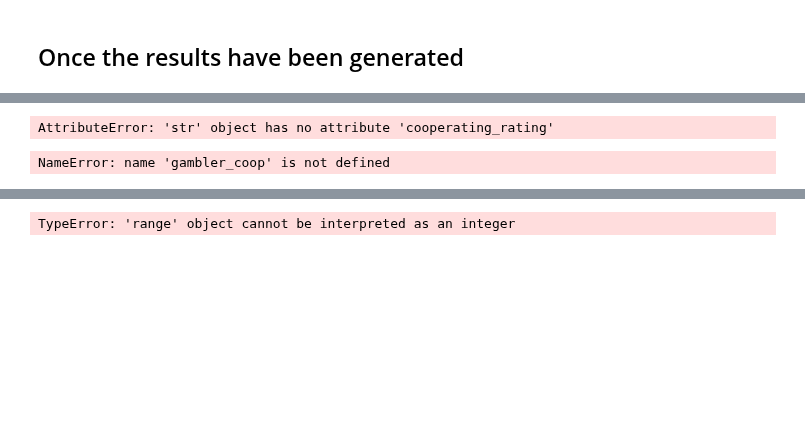
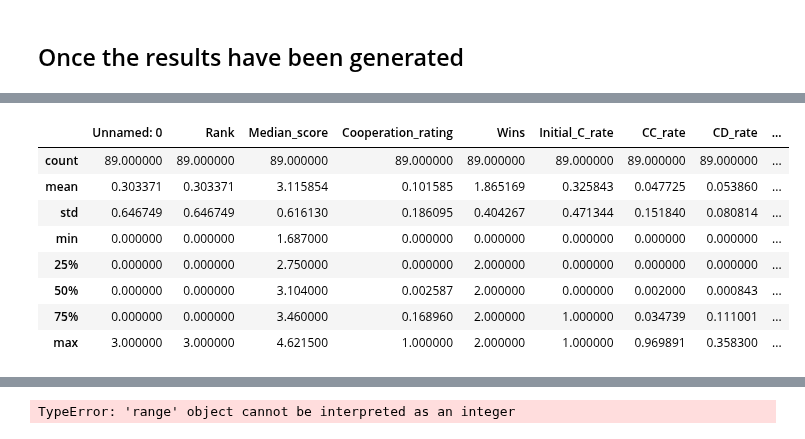
Before and after one commit to Nikoleta-v3/Memory-size-in-the-prisoners-dilemma, a Jupyter notebook: nbs/Analysis of Gambler and best responses.ipynb, the cells around one changed output, grey strips where cells are left out. Cells and saved outputs as stored; diff of their text form; code cells hidden in the pictures; blank space fills up the shorter version.

```diff
--- a/nbs/Analysis of Gambler and best responses.ipynb
+++ b/nbs/Analysis of Gambler and best responses.ipynb
@@ -137,9 +139,12 @@ gamblers_results = results[results['Name'].str.contains('Gambler')]
-# %%
-coop = [result.cooperating_rating[:2] for result in results]
-best_coop, gambler_coop = zip(*coop)
-# %% [output]
-AttributeError: 'str' object has no attribute 'cooperating_rating'
-# %%
-x = len(gambler_coop)
-# %% [output]
-NameError: name 'gambler_coop' is not defined
+# %%
+gamblers_results.describe()
+# %% [output]
+|  | Unnamed: 0 | Rank | Median_score | Cooperation_rating | Wins | Initial_C_rate | CC_rate | CD_rate | ... |
+| count | 89.000000 | 89.000000 | 89.000000 | 89.000000 | 89.000000 | 89.000000 | 89.000000 | 89.000000 | ... |
+| mean | 0.303371 | 0.303371 | 3.115854 | 0.101585 | 1.865169 | 0.325843 | 0.047725 | 0.053860 | ... |
+| std | 0.646749 | 0.646749 | 0.616130 | 0.186095 | 0.404267 | 0.471344 | 0.151840 | 0.080814 | ... |
+| min | 0.000000 | 0.000000 | 1.687000 | 0.000000 | 0.000000 | 0.000000 | 0.000000 | 0.000000 | ... |
+| 25% | 0.000000 | 0.000000 | 2.750000 | 0.000000 | 2.000000 | 0.000000 | 0.000000 | 0.000000 | ... |
+| 50% | 0.000000 | 0.000000 | 3.104000 | 0.002587 | 2.000000 | 0.000000 | 0.002000 | 0.000843 | ... |
+| 75% | 0.000000 | 0.000000 | 3.460000 | 0.168960 | 2.000000 | 1.000000 | 0.034739 | 0.111001 | ... |
+| max | 3.000000 | 3.000000 | 4.621500 | 1.000000 | 2.000000 | 1.000000 | 0.969891 | 0.358300 | ... |
```
Also changed, not shown: parts of 8 cells of this notebook, 7 other files.
